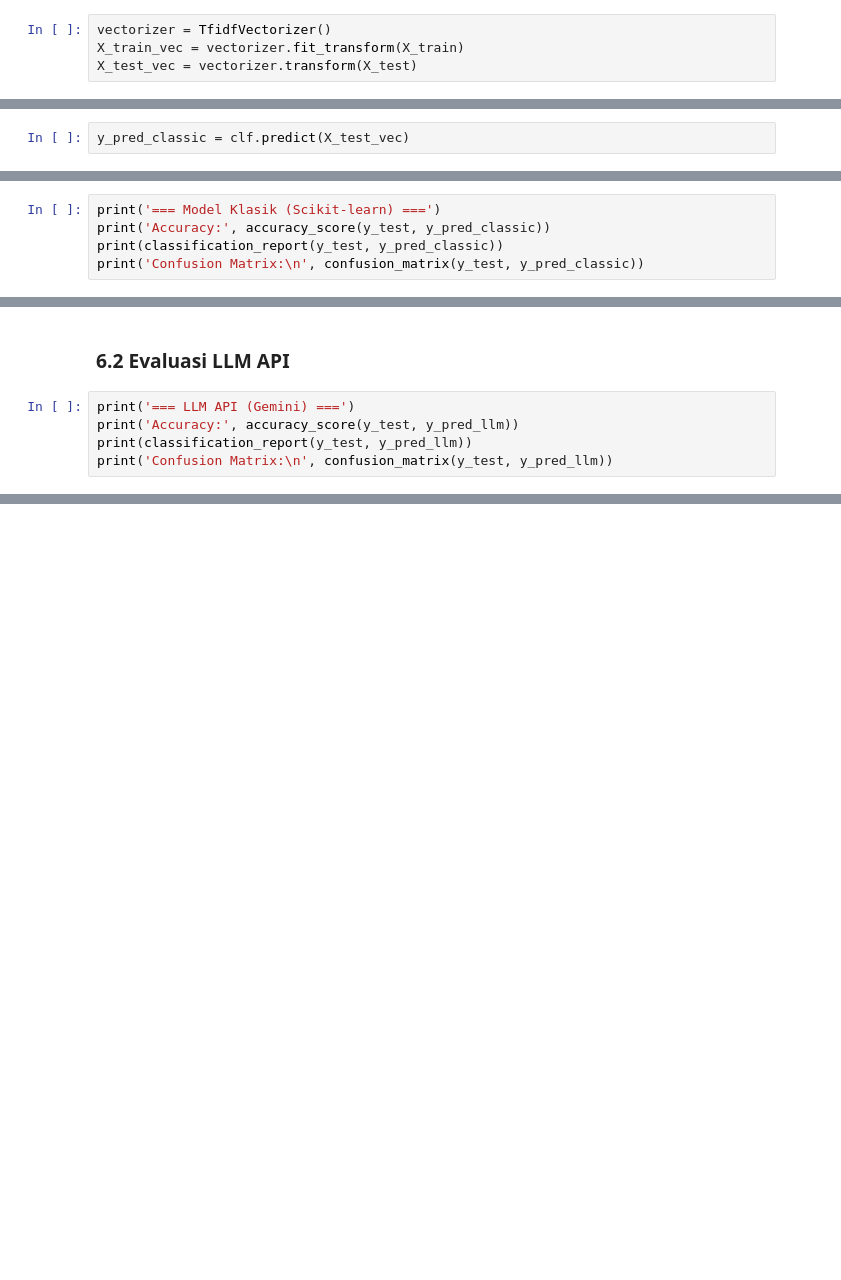
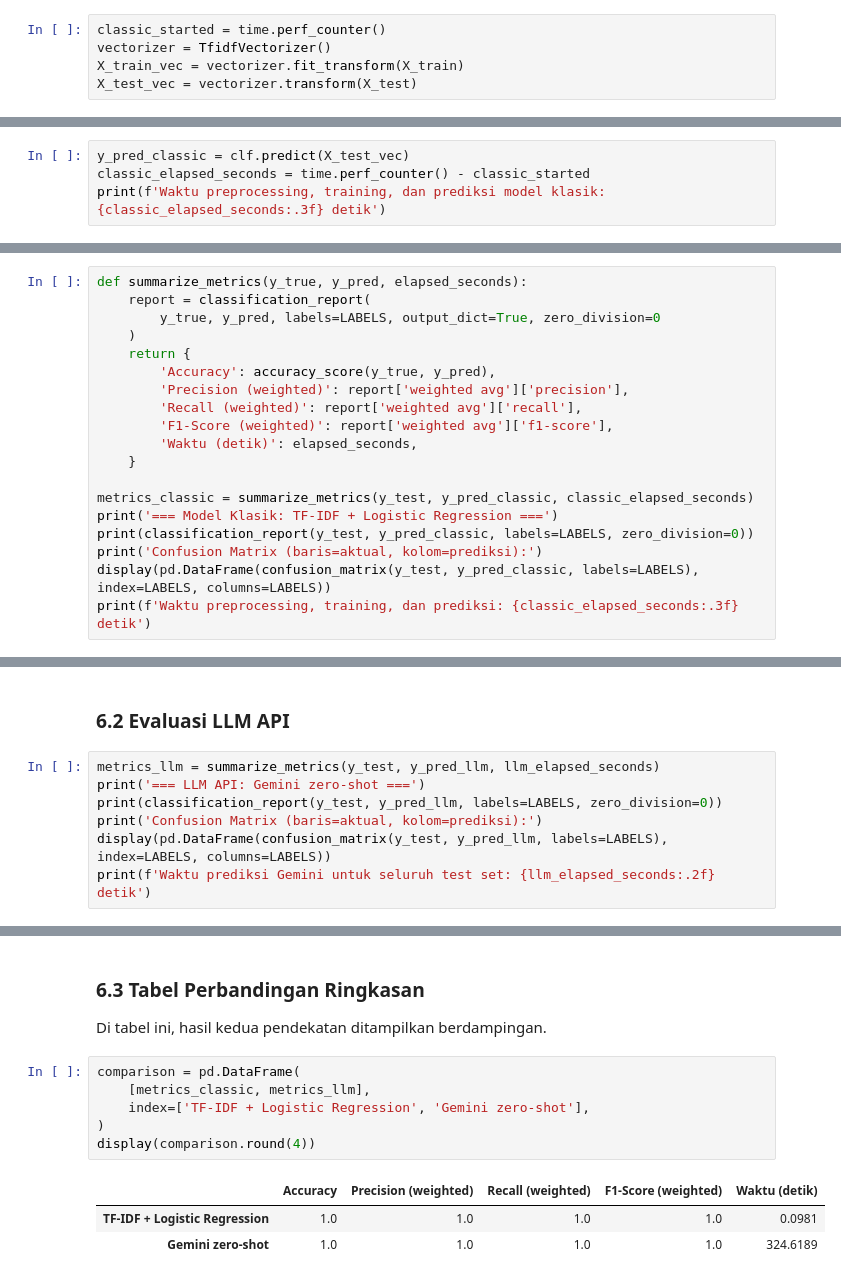
Before and after one commit to kmnaufalrn/model-experiment-assignment, a Jupyter notebook: notebook/starter_notebook.ipynb, the cells around one changed output, grey strips where cells are left out. Drawn from its saved outputs; the diff is of its cells as text; blank space fills up the shorter version.

```diff
--- a/notebook/starter_notebook.ipynb
+++ b/notebook/starter_notebook.ipynb
@@ -66,6 +61,7 @@ Test size: 40
 
 ### 4.1 Preprocessing & Feature Extraction
 # %%
+classic_started = time.perf_counter()
 vectorizer = TfidfVectorizer()
 X_train_vec = vectorizer.fit_transform(X_train)
 X_test_vec = vectorizer.transform(X_test)
@@ -85,3 +76,5 @@ DecisionTreeClassifier(max_depth=5, min_samples_leaf=5, random_state=42)
 ### 4.3 Prediksi pada Test Set
 # %%
 y_pred_classic = clf.predict(X_test_vec)
+classic_elapsed_seconds = time.perf_counter() - classic_started
+print(f'Waktu preprocessing, training, dan prediksi model klasik: {classic_elapsed_seconds:.3f} detik')
@@ -137,8 +148,22 @@ ClientError: 429 RESOURCE_EXHAUSTED. {'error': {'code': 429, 'message': 'You exc
 
 ### 6.1 Evaluasi Model Klasik
 # %%
-print('=== Model Klasik (Scikit-learn) ===')
-print('Accuracy:', accuracy_score(y_test, y_pred_classic))
-print(classification_report(y_test, y_pred_classic))
-print('Confusion Matrix:\n', confusion_matrix(y_test, y_pred_classic))
+def summarize_metrics(y_true, y_pred, elapsed_seconds):
+    report = classification_report(
+        y_true, y_pred, labels=LABELS, output_dict=True, zero_division=0
+    )
+    return {
+        'Accuracy': accuracy_score(y_true, y_pred),
+        'Precision (weighted)': report['weighted avg']['precision'],
+        'Recall (weighted)': report['weighted avg']['recall'],
+        'F1-Score (weighted)': report['weighted avg']['f1-score'],
+        'Waktu (detik)': elapsed_seconds,
+    }
+
+metrics_classic = summarize_metrics(y_test, y_pred_classic, classic_elapsed_seconds)
+print('=== Model Klasik: TF-IDF + Logistic Regression ===')
+print(classification_report(y_test, y_pred_classic, labels=LABELS, zero_division=0))
+print('Confusion Matrix (baris=aktual, kolom=prediksi):')
+display(pd.DataFrame(confusion_matrix(y_test, y_pred_classic, labels=LABELS), index=LABELS, columns=LABELS))
+print(f'Waktu preprocessing, training, dan prediksi: {classic_elapsed_seconds:.3f} detik')
 # %% [output]
@@ -159,8 +185,10 @@ Confusion Matrix:
 # %% [markdown]
 ### 6.2 Evaluasi LLM API
 # %%
-print('=== LLM API (Gemini) ===')
-print('Accuracy:', accuracy_score(y_test, y_pred_llm))
-print(classification_report(y_test, y_pred_llm))
-print('Confusion Matrix:\n', confusion_matrix(y_test, y_pred_llm))
+metrics_llm = summarize_metrics(y_test, y_pred_llm, llm_elapsed_seconds)
+print('=== LLM API: Gemini zero-shot ===')
+print(classification_report(y_test, y_pred_llm, labels=LABELS, zero_division=0))
+print('Confusion Matrix (baris=aktual, kolom=prediksi):')
+display(pd.DataFrame(confusion_matrix(y_test, y_pred_llm, labels=LABELS), index=LABELS, columns=LABELS))
+print(f'Waktu prediksi Gemini untuk seluruh test set: {llm_elapsed_seconds:.2f} detik')
 # %% [output]
@@ -219 +210,15 @@ weighted avg       0.87      0.82      0.82        40
+# %% [markdown]
+### 6.3 Tabel Perbandingan Ringkasan
+
+Di tabel ini, hasil kedua pendekatan ditampilkan berdampingan.
+# %%
+comparison = pd.DataFrame(
+    [metrics_classic, metrics_llm],
+    index=['TF-IDF + Logistic Regression', 'Gemini zero-shot'],
+)
+display(comparison.round(4))
+# %% [output]
+|  | Accuracy | Precision (weighted) | Recall (weighted) | F1-Score (weighted) | Waktu (detik) |
+| TF-IDF + Logistic Regression | 1.0 | 1.0 | 1.0 | 1.0 | 0.0981 |
+| Gemini zero-shot | 1.0 | 1.0 | 1.0 | 1.0 | 324.6189 |
 # %% [markdown]
```
Also changed, not shown: parts of 19 cells of this notebook, 2 other files.
